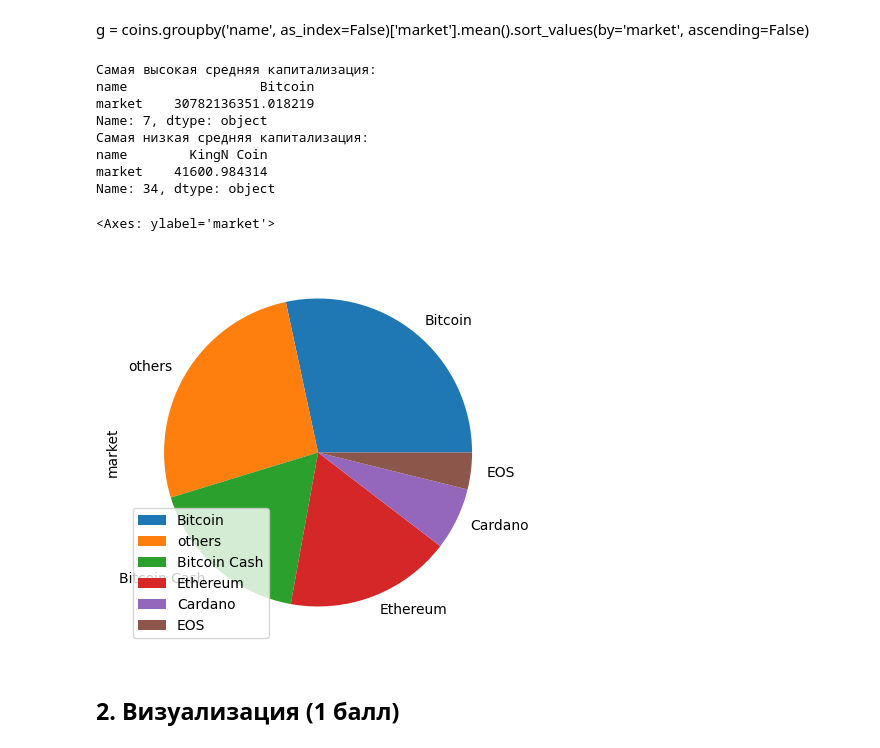
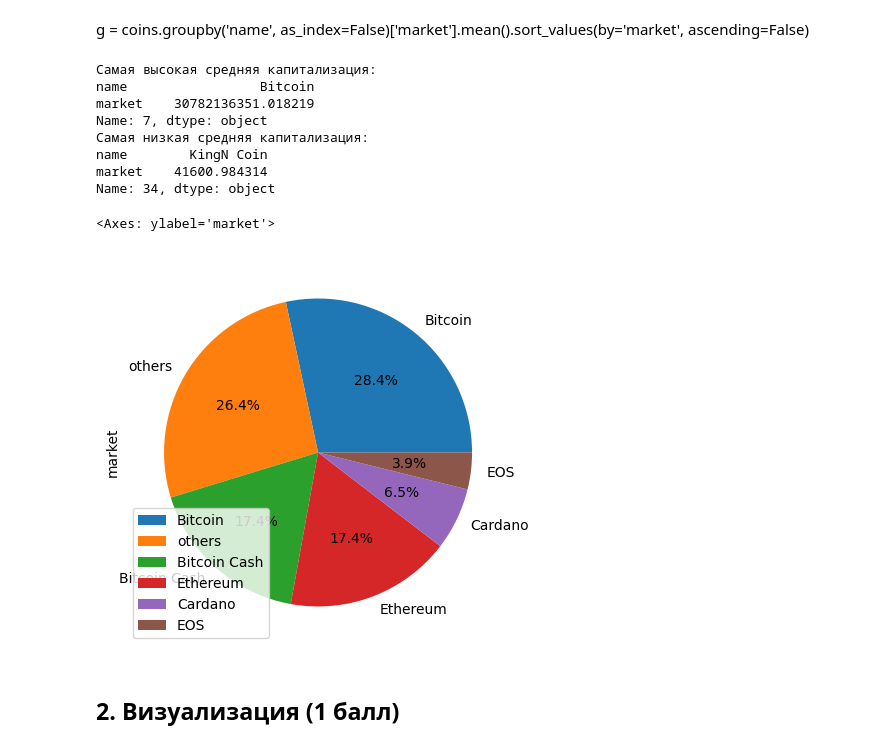
Before and after one commit to Alek-dr/mipt, a Jupyter notebook: lab_work.ipynb, the cells around one changed output. Saved outputs shown, nothing was run; the diff lists cells and outputs as text; code cells hidden in the pictures.

```diff
--- a/lab_work.ipynb
+++ b/lab_work.ipynb
@@ -142,26 +142,26 @@ g = coins.groupby('name', as_index=False)['market'].mean().sort_values(by='marke
 # %%
 g = coins.groupby('name', as_index=False)['market'].mean().sort_values(by='market', ascending=False)
 print(f'Cамая высокая средняя капитализация:\n{g.iloc[0]}')
 print(f'Cамая низкая средняя капитализация:\n{g.iloc[-1]}')
 # Выделим топ 5, иначе график получается некрасивый и неинформативный
 top_n = 5
 top = g.iloc[0:top_n]
 others = pd.DataFrame({'name': 'others',  'market': [g.iloc[5:].market.sum()]})
 df = pd.concat((top, others))
 df = df.sort_values(by='market', ascending=False)
 
-df.plot.pie(y='market', labels=df.name, figsize=(5, 5))
+df.plot.pie(y='market', labels=df.name, autopct='%1.1f%%', figsize=(5, 5))
 # %% [output]
 Cамая высокая средняя капитализация:
 name                 Bitcoin
 market    30782136351.018219
 Name: 7, dtype: object
 Cамая низкая средняя капитализация:
 name        KingN Coin
 market    41600.984314
 Name: 34, dtype: object
 <Axes: ylabel='market'>
-[figure, old version]
+[figure, new version]
 # %% [markdown]
 ## 2. Визуализация (1 балл)
 # %% [markdown]
```
Also changed, not shown: parts of 3 cells of this notebook.
